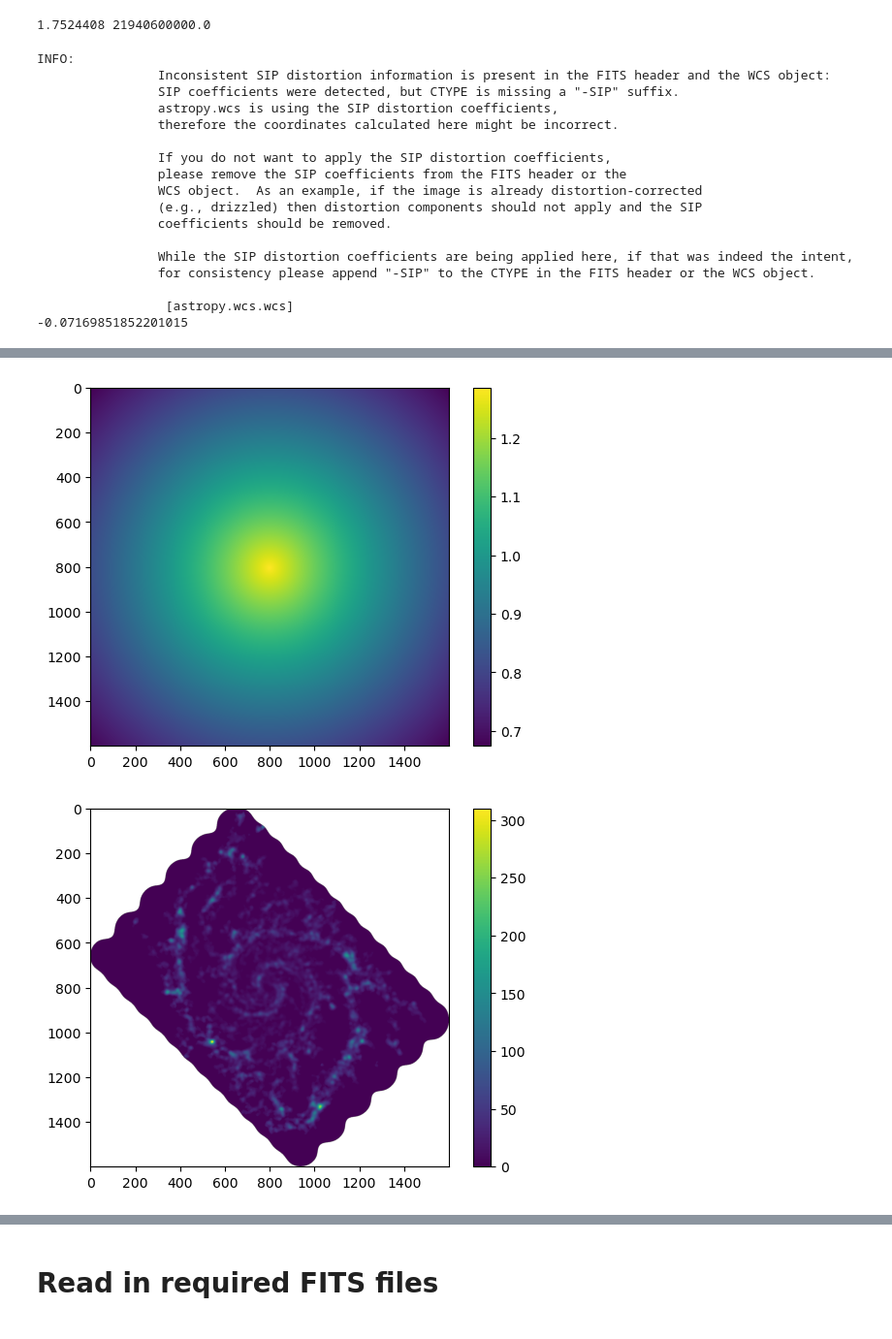
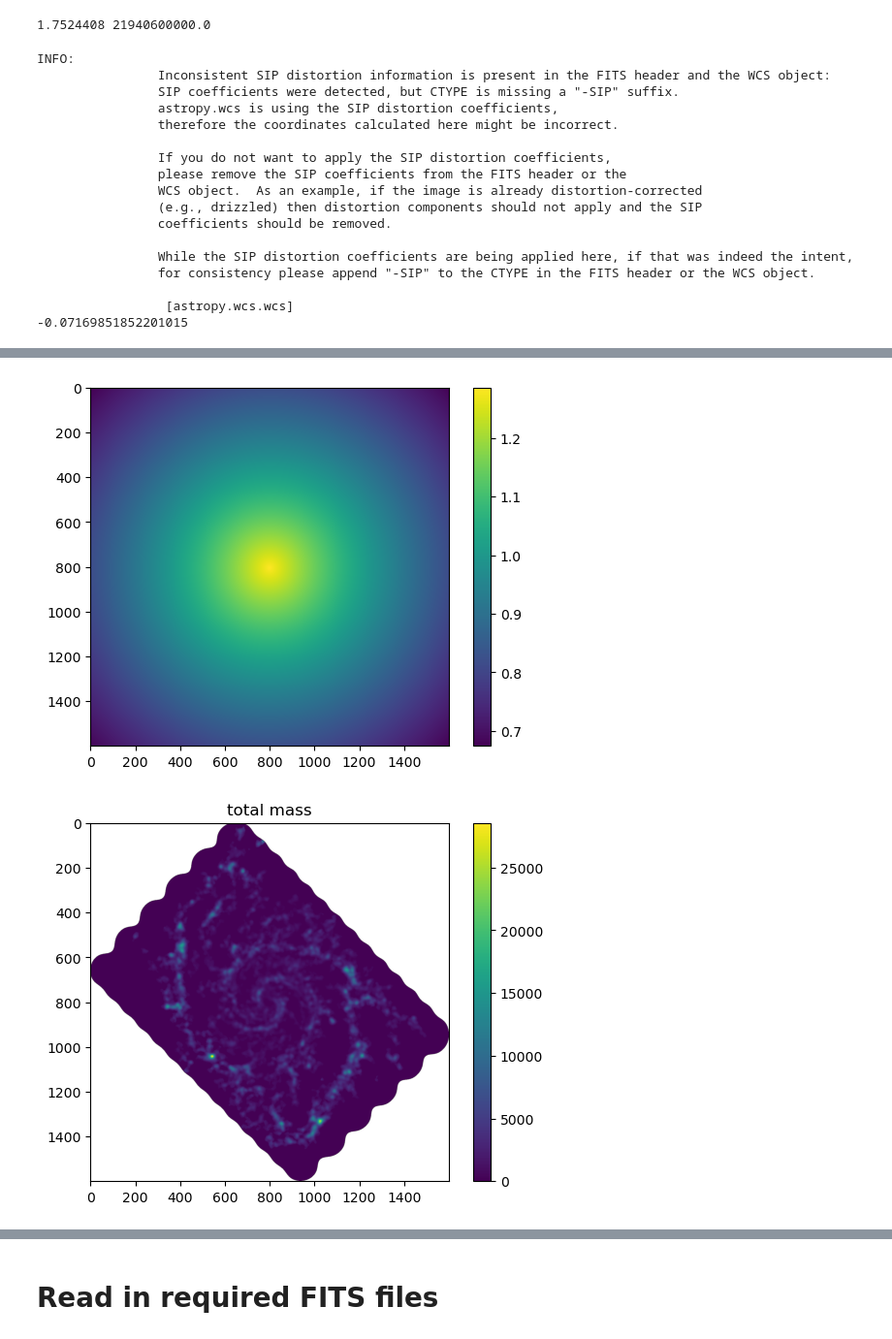
Before and after one commit to annadignan/co_to_h2, a Jupyter notebook: work.ipynb, the cells around one changed output, grey strips where cells are left out. Shown at 97% size. Cells and saved outputs as stored; diff of their text form; code cells hidden in the pictures.

Commit message:
Calculate total gas mass
I meant to be calculating total gas mass and not total column density.

```diff
--- a/work.ipynb
+++ b/work.ipynb
@@ -568,33 +593,56 @@ met=co_map.calc_metallicity(Mstar=ngc0628_mstar, Re=3.9*u.kpc, r_gal=tab['r_G'])
 tab['Zprime']=met # metallicity normalized to solar value?
 plotmap(met.reshape(1600,1600))
 
 alpha_co=calc_alpha_co(Zprime=tab['Zprime'],sigma_star=tab['GSWLC sigma star'])
+tab['alpha_co']=alpha_co
+
+# convert data to K km / s * (pc^2 / pix)
+hdr_new=co_map.hdr
+
+out_wcs = WCS(co_map.hdr)
+hdr_new = out_wcs.to_header()
+hdr_new['BUNIT']='Msun pc-2 (K km s-1)^-1'
+
+fits.writeto('/Users/adignan/research/phangs/alpha_co.fits',data=alpha_co.reshape(1600,1600).value,header=hdr_new,overwrite=True)
 
 co_map.add_col(t=tab,name='CO data')
 
-n_h2=alpha_to_x(alpha_co=alpha_co, i_co=tab['CO data'], inc=ngc0628_inc)
+# converting mom0 map (K km / s) to hybrid (K km / s * pc^2 / pix)
+pix_size_rad = (co_map.hdr['CDELT1']*u.deg).to(u.radian)
 
-plotmap(n_h2.reshape(1600,1600))
+pix_size_lin = (pix_size_rad.value * (ngc0628_dist*u.Mpc).to(u.pc))**2
+
+l_co_map = co_map.data*co_map.unit * pix_size_lin
+m_mol=alpha_co*l_co_map.reshape(-1)
+tab['M_mol']=m_mol
+
+plotmap(m_mol.reshape(1600,1600),title='total mass')
+
+# plotmap(co_map.data.reshape(1600,1600))
+
+# n_h2=alpha_to_x(alpha_co=alpha_co, i_co=tab['CO data'], inc=ngc0628_inc)
+
+# plotmap(n_h2.reshape(1600,1600))
 # %% [output]
 INFO:
                 Inconsistent SIP distortion information is present in the FITS header and the WCS object:
                 SIP coefficients were detected, but CTYPE is missing a "-SIP" suffix.
                 astropy.wcs is using the SIP distortion coefficients,
                 therefore the coordinates calculated here might be incorrect.
 
                 If you do not want to apply the SIP distortion coefficients,
                 please remove the SIP coefficients from the FITS header or the
                 WCS object.  As an example, if the image is already distortion-corrected
                 (e.g., drizzled) then distortion components should not apply and the SIP
                 coefficients should be removed.
 
                 While the SIP distortion coefficients are being applied here, if that was indeed the intent,
                 for consistency please append "-SIP" to the CTYPE in the FITS header or the WCS object.
 
                  [astropy.wcs.wcs]
 -0.07169851852201015
 [figure]
 [figure]
 [figure]
 [figure]
-[figure, old version]
+[figure, new version]
```
Also changed, not shown: parts of 6 cells of this notebook.
